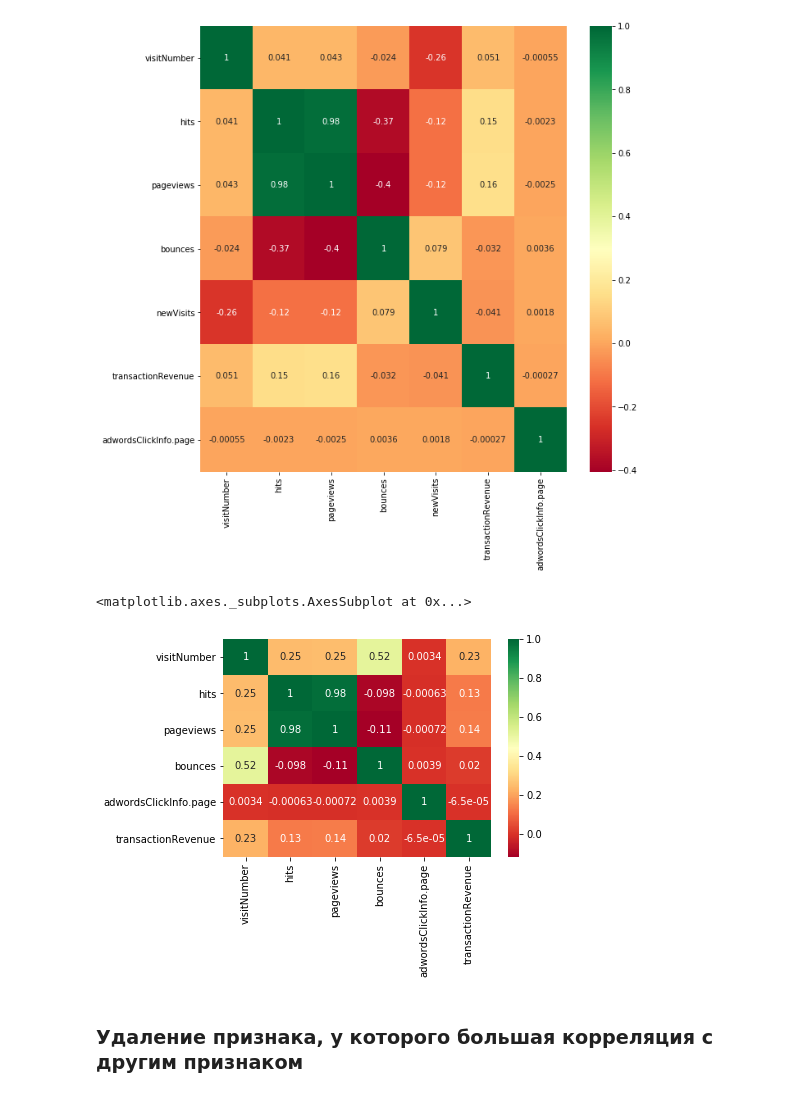
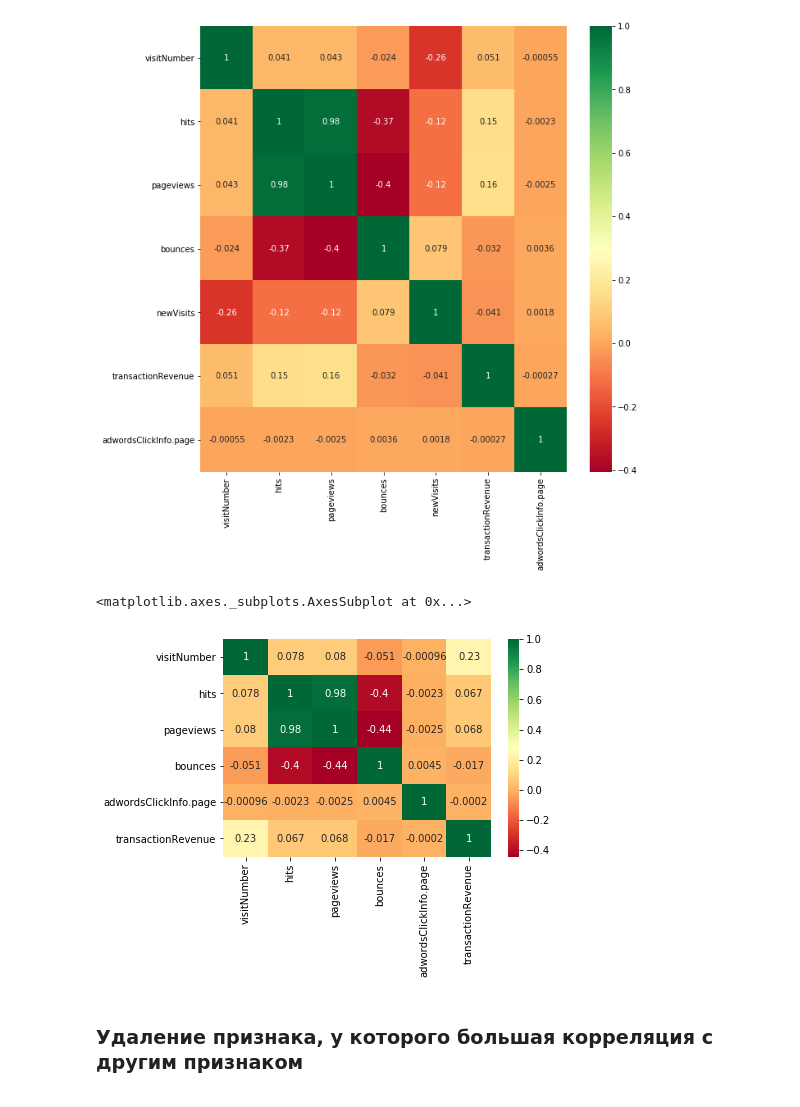
Before and after one commit to Knzaytsev/IntroductionToML, a Jupyter notebook: 3 lab/3 lab.ipynb, the cells around one changed output. Saved outputs shown, nothing was run; the diff lists cells and outputs as text; code cells hidden in the pictures.

```diff
--- a/3 lab/3 lab.ipynb
+++ b/3 lab/3 lab.ipynb
@@ -142,13 +142,13 @@ sns.heatmap(corr_matrix, annot=True,cmap="RdYlGn")
 <matplotlib.axes._subplots.AxesSubplot at 0x...>
 [figure]
 # %%
-sns.heatmap(train.groupby('fullVisitorId').agg({'visitNumber' : 'max', 'hits' : 'max',
-                                    'pageviews' : 'max', 'bounces' : 'sum',
-                                    'adwordsClickInfo.page' : 'max',
+sns.heatmap(train.groupby('fullVisitorId').agg({'visitNumber' : 'max', 'hits' : 'mean',
+                                    'pageviews' : 'mean', 'bounces' : 'mean',
+                                    'adwordsClickInfo.page' : 'mean',
                                                'transactionRevenue' : 'sum'}).corr(), annot=True,cmap="RdYlGn")
 # %% [output]
 <matplotlib.axes._subplots.AxesSubplot at 0x...>
-[figure, old version]
+[figure, new version]
 # %% [markdown]
 ### Удаление признака, у которого большая корреляция с другим признаком
 <a id="remove_corr"></a>
```
Also changed, not shown: parts of 107 cells of this notebook.
